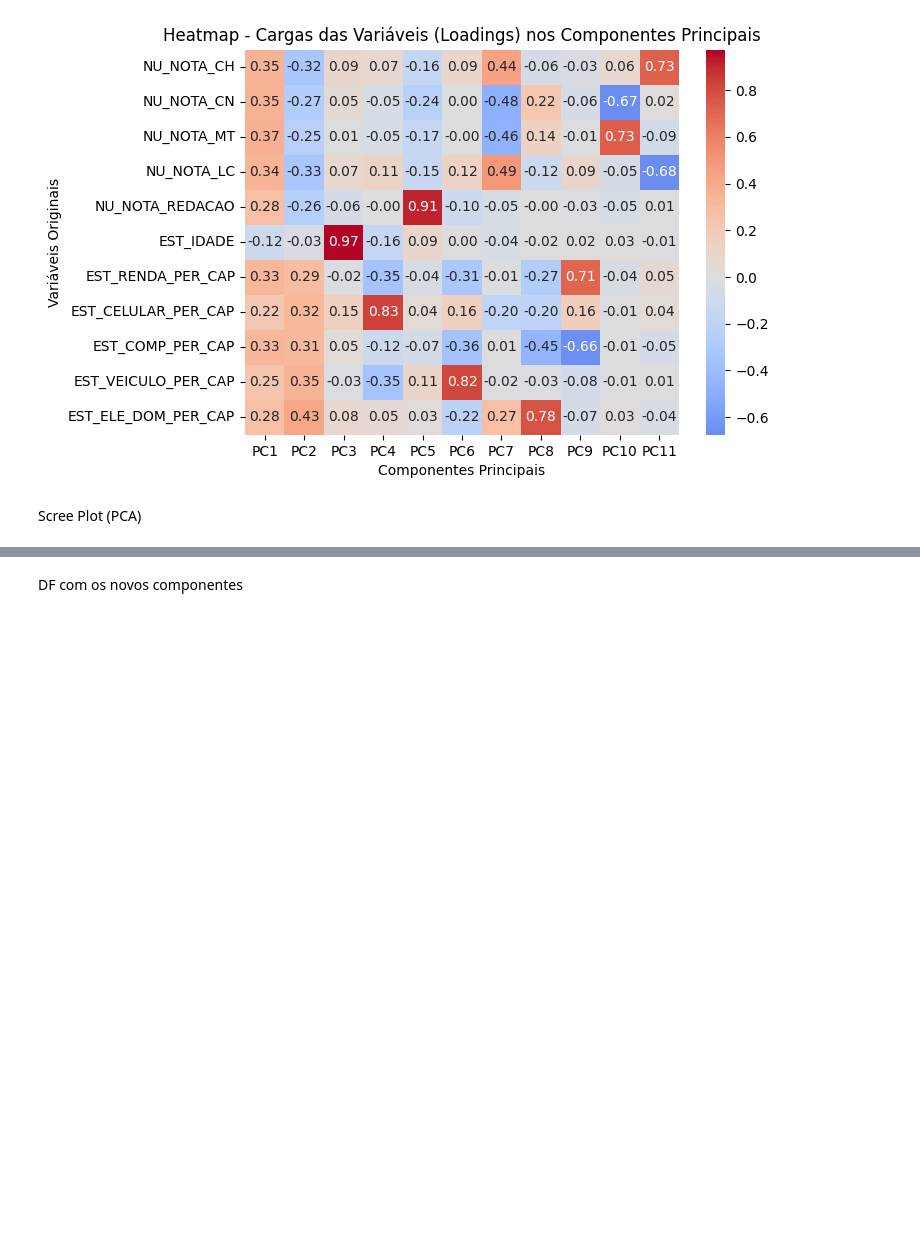
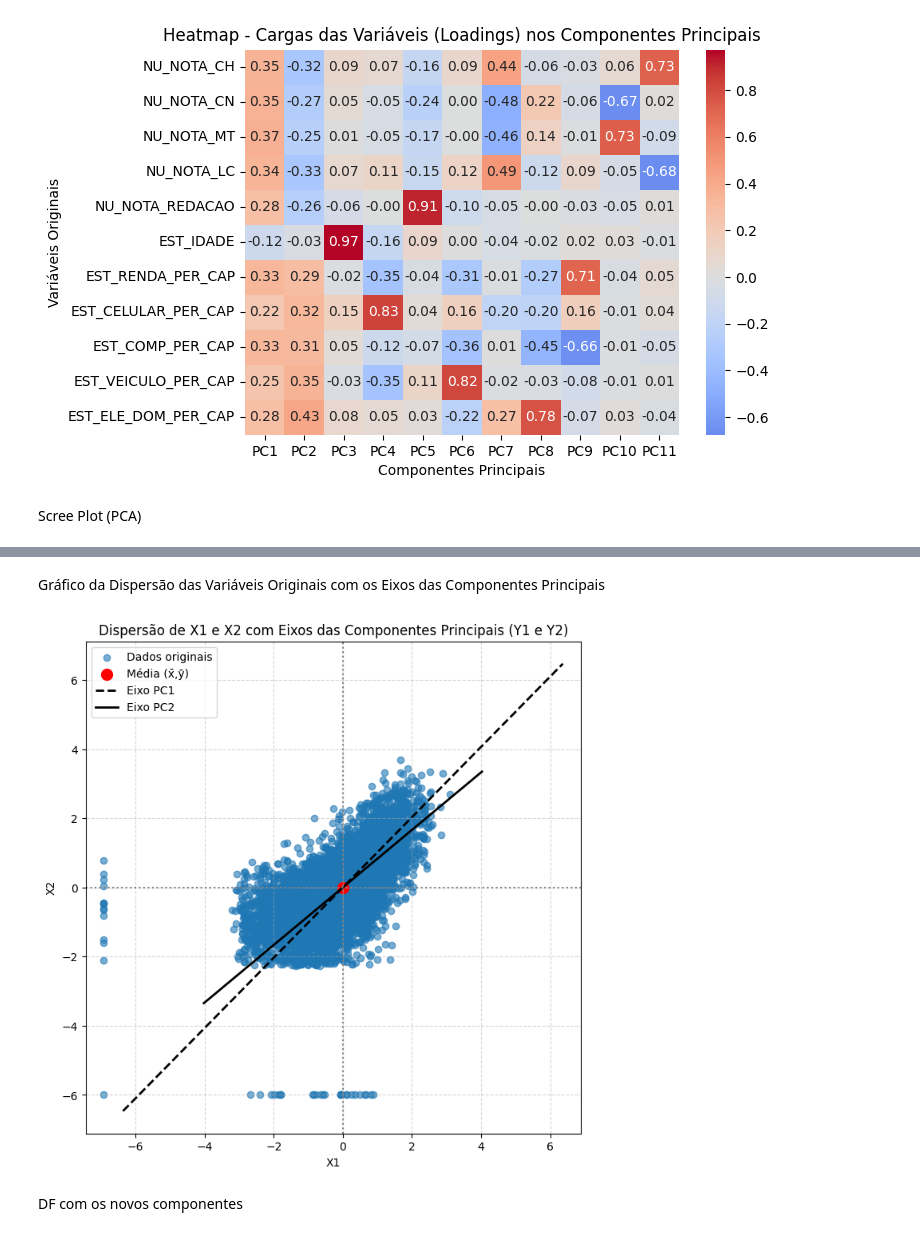
Before and after one commit to gl4a-Veloso/materiais-mqam, a Jupyter notebook: enem/T4/PCA.ipynb, the cells around one changed output, grey strips where cells are left out. Saved outputs shown, nothing was run; the diff lists cells and outputs as text; code cells hidden in the pictures; blank space fills up the shorter version.

```diff
--- a/enem/T4/PCA.ipynb
+++ b/enem/T4/PCA.ipynb
@@ -169,3 +185,40 @@ plt.show()
+# %% [markdown]
+Gráfico da Dispersão das Variáveis Originais com os Eixos das Componentes Principais
+# %%
+mean = df_padronizado.mean(axis=0)
+vectors = pca.components_
+explained = pca.explained_variance_
+
+# --- Plotar os pontos ---
+plt.figure(figsize=(8, 8))
+plt.scatter(df_padronizado[:, 0], df_padronizado[:, 1], alpha=0.6, label="Dados originais")
+
+# --- Plotar o ponto médio ---
+plt.scatter(mean[0], mean[1], color='red', s=100, label='Média (x̄,ȳ)')
+
+# --- Plotar as retas das componentes principais (eixos Y1 e Y2) ---
+for i, (vec, var) in enumerate(zip(vectors[:2], explained[:2])):
+    # Escala para deixar visível no gráfico
+    scale = 3 * np.sqrt(var)
+    x_line = np.array([-scale, scale])
+    y_line = vec[1]/vec[0] * x_line
+    plt.plot(mean[0] + x_line, mean[1] + y_line,
+             linestyle='--' if i==0 else '-',
+             color='black', linewidth=2,
+             label=f'Eixo PC{i+1}')
+
+# --- Personalização ---
+plt.axhline(mean[1], color='gray', linestyle=':')
+plt.axvline(mean[0], color='gray', linestyle=':')
+plt.xlabel("X1")
+plt.ylabel("X2")
+plt.title("Dispersão de X1 e X2 com Eixos das Componentes Principais (Y1 e Y2)")
+plt.legend()
+plt.grid(True, linestyle='--', alpha=0.5)
+plt.axis('equal')
+plt.show()
+# %% [output]
+[figure, added]
 # %% [markdown]
 DF com os novos componentes
 # %%
```
Also changed, not shown: parts of 4 cells of this notebook.
